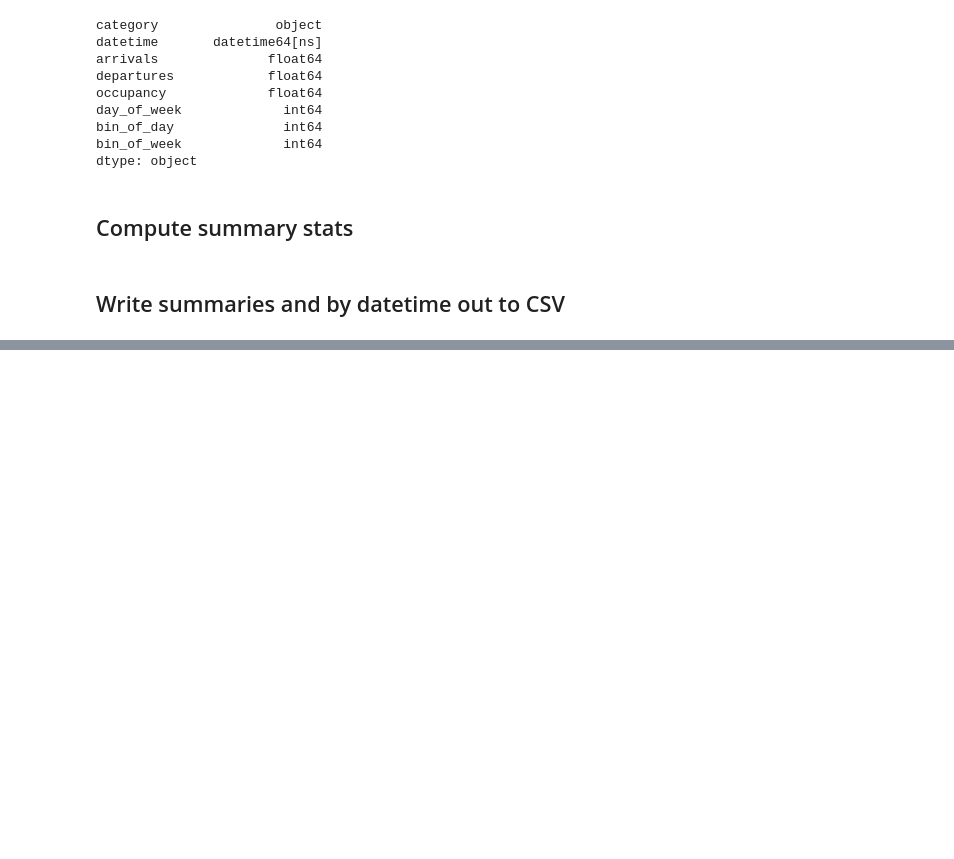
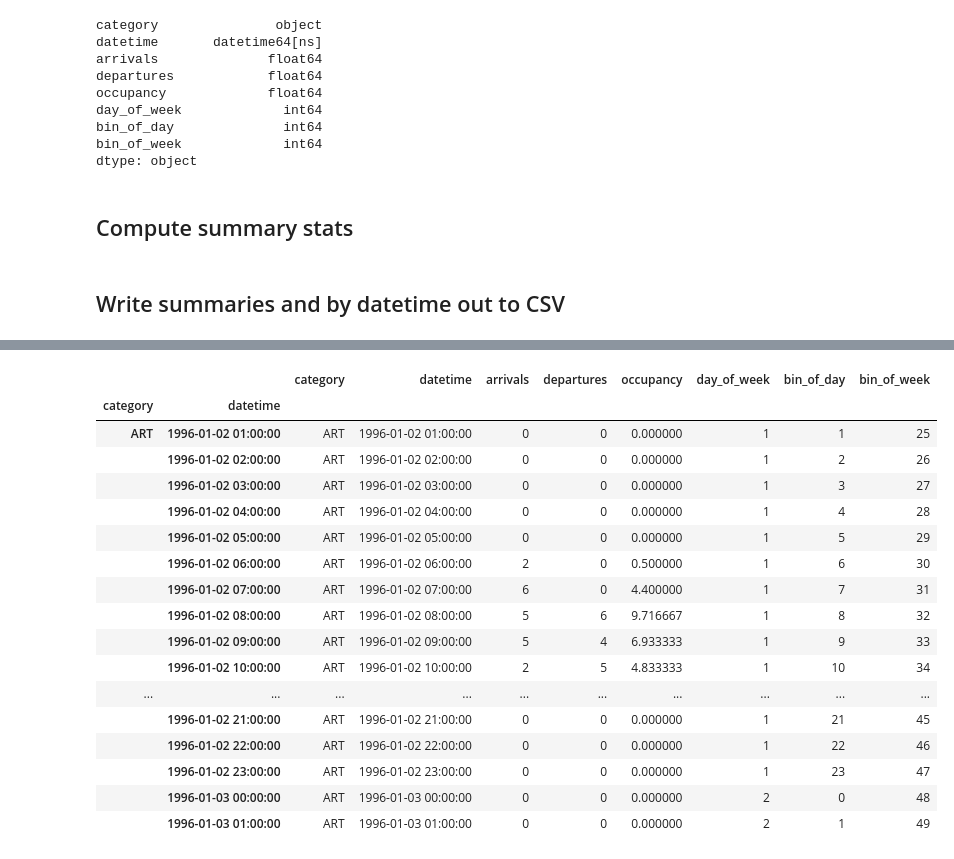
Before and after one commit to misken/hillmaker, a Jupyter notebook: hillmaker/hillPyTesting-Core.ipynb, the cells around one changed output, grey strips where cells are left out. Cells and saved outputs as stored; diff of their text form; code cells hidden in the pictures; blank space fills up the shorter version.

```diff
--- a/hillmaker/hillPyTesting-Core.ipynb
+++ b/hillmaker/hillPyTesting-Core.ipynb
@@ -121,0 +185,21 @@ dep_stats_summary.to_csv(file_dep_csv)
+# %%
+bydt_df[25:50]
+# %% [output]
+|  |  | category | datetime | arrivals | departures | occupancy | day_of_week | bin_of_day | bin_of_week |
+| category | datetime |  |  |  |  |  |  |  |  |
+| ART | 1996-01-02 01:00:00 | ART | 1996-01-02 01:00:00 | 0 | 0 | 0.000000 | 1 | 1 | 25 |
+|  | 1996-01-02 02:00:00 | ART | 1996-01-02 02:00:00 | 0 | 0 | 0.000000 | 1 | 2 | 26 |
+|  | 1996-01-02 03:00:00 | ART | 1996-01-02 03:00:00 | 0 | 0 | 0.000000 | 1 | 3 | 27 |
+|  | 1996-01-02 04:00:00 | ART | 1996-01-02 04:00:00 | 0 | 0 | 0.000000 | 1 | 4 | 28 |
+|  | 1996-01-02 05:00:00 | ART | 1996-01-02 05:00:00 | 0 | 0 | 0.000000 | 1 | 5 | 29 |
+|  | 1996-01-02 06:00:00 | ART | 1996-01-02 06:00:00 | 2 | 0 | 0.500000 | 1 | 6 | 30 |
+|  | 1996-01-02 07:00:00 | ART | 1996-01-02 07:00:00 | 6 | 0 | 4.400000 | 1 | 7 | 31 |
+|  | 1996-01-02 08:00:00 | ART | 1996-01-02 08:00:00 | 5 | 6 | 9.716667 | 1 | 8 | 32 |
+|  | 1996-01-02 09:00:00 | ART | 1996-01-02 09:00:00 | 5 | 4 | 6.933333 | 1 | 9 | 33 |
+|  | 1996-01-02 10:00:00 | ART | 1996-01-02 10:00:00 | 2 | 5 | 4.833333 | 1 | 10 | 34 |
+| ... | ... | ... | ... | ... | ... | ... | ... | ... | ... |
+|  | 1996-01-02 21:00:00 | ART | 1996-01-02 21:00:00 | 0 | 0 | 0.000000 | 1 | 21 | 45 |
+|  | 1996-01-02 22:00:00 | ART | 1996-01-02 22:00:00 | 0 | 0 | 0.000000 | 1 | 22 | 46 |
+|  | 1996-01-02 23:00:00 | ART | 1996-01-02 23:00:00 | 0 | 0 | 0.000000 | 1 | 23 | 47 |
+|  | 1996-01-03 00:00:00 | ART | 1996-01-03 00:00:00 | 0 | 0 | 0.000000 | 2 | 0 | 48 |
+|  | 1996-01-03 01:00:00 | ART | 1996-01-03 01:00:00 | 0 | 0 | 0.000000 | 2 | 1 | 49 |
```
Also changed, not shown: parts of 10 cells of this notebook, 2 other files.
